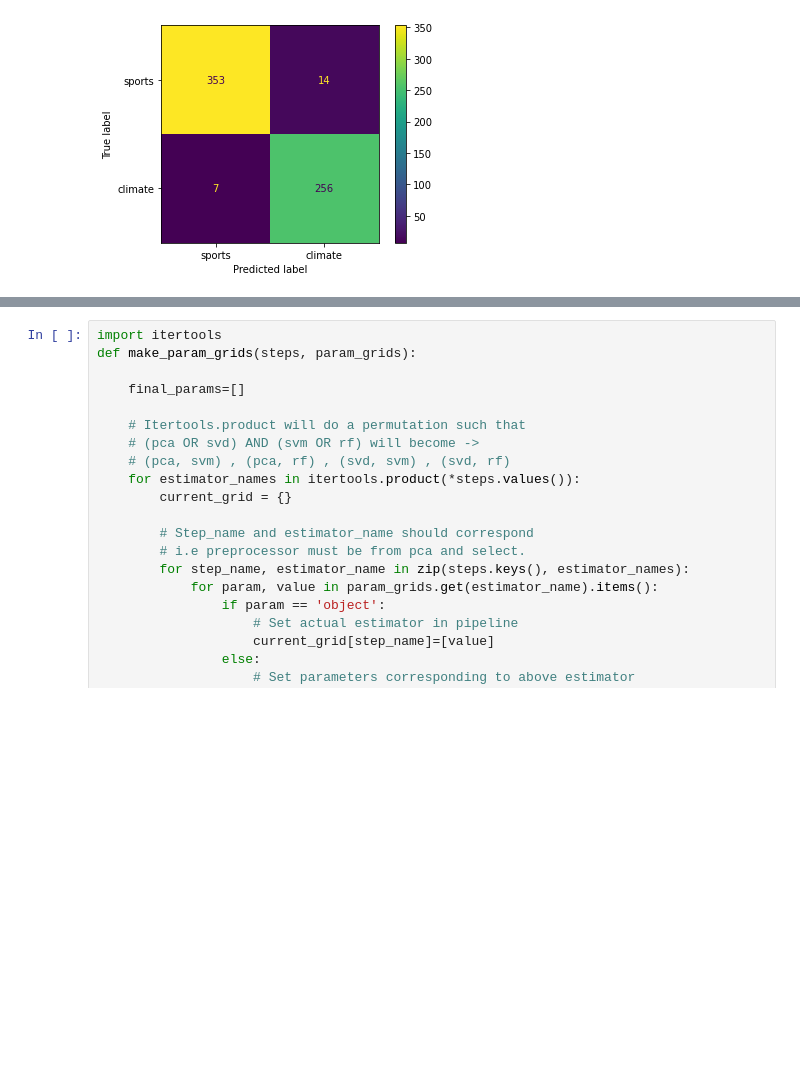
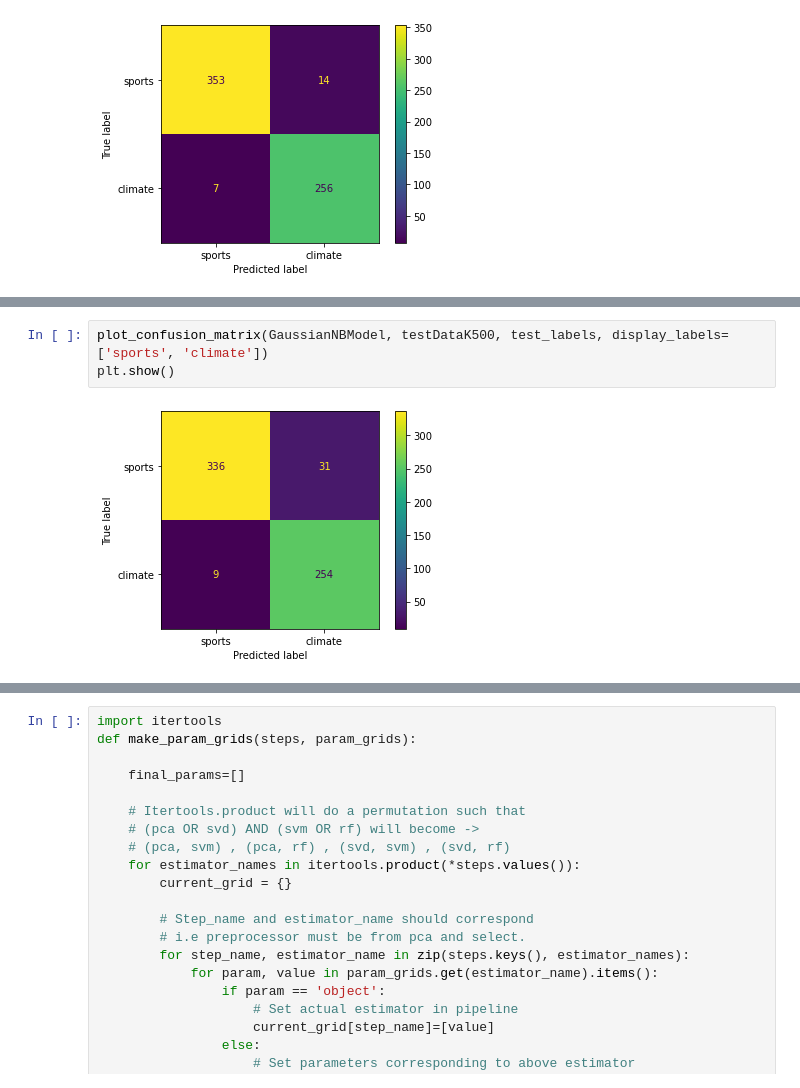
Before and after one commit to diplav09/Classification_NewsArticle, a Jupyter notebook: Project1_curr.ipynb, the cells around one changed output, grey strips where cells are left out. Drawn from its saved outputs; the diff is of its cells as text; blank space fills up the shorter version.

```diff
--- a/Project1_curr.ipynb
+++ b/Project1_curr.ipynb
@@ -954,0 +866,5 @@ plot_roc(fpr, tpr)
+# %%
+plot_confusion_matrix(GaussianNBModel, testDataK500, test_labels, display_labels=['sports', 'climate'])
+plt.show()
+# %% [output]
+[figure, added]
```
Also changed, not shown: parts of 27 cells of this notebook.
